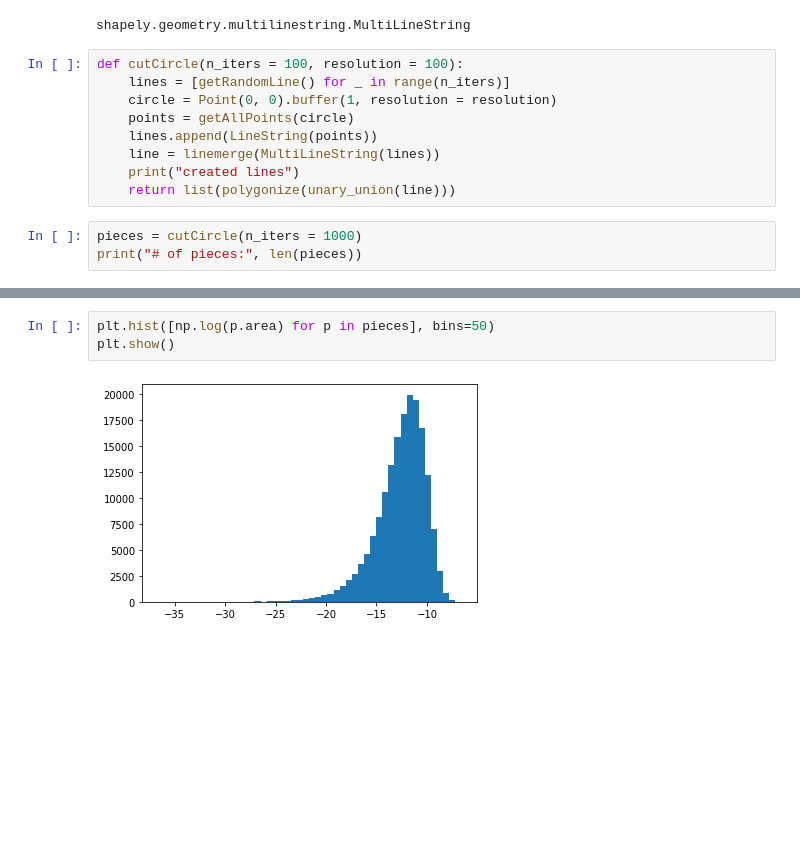
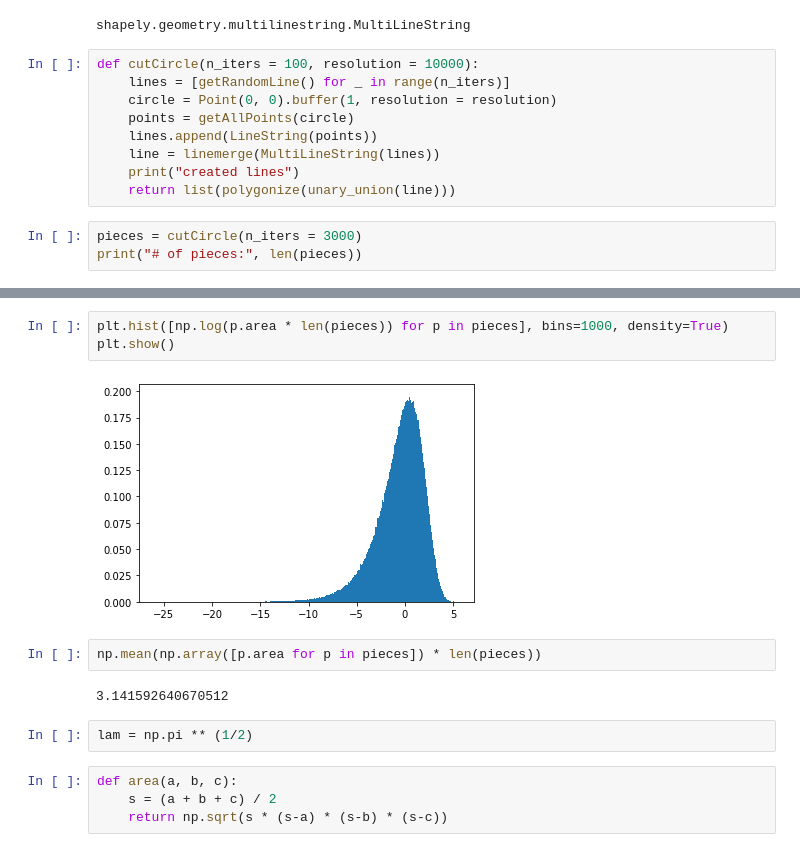
Before and after one commit to ami7o/MathSimulation, a Jupyter notebook: CutCircle.ipynb, the cells around one changed output, grey strips where cells are left out. Cells and saved outputs as stored; diff of their text form; blank space fills up the shorter version.

```diff
--- a/CutCircle.ipynb
+++ b/CutCircle.ipynb
@@ -141,7 +141,7 @@ type(linemerge(MultiLineString([getRandomLine(), getRandomLine()])))
 # %% [output]
 shapely.geometry.multilinestring.MultiLineString
 # %%
-def cutCircle(n_iters = 100, resolution = 100):
+def cutCircle(n_iters = 100, resolution = 10000):
     lines = [getRandomLine() for _ in range(n_iters)]
     circle = Point(0, 0).buffer(1, resolution = resolution)
     points = getAllPoints(circle)
@@ -150,7 +150,7 @@ def cutCircle(n_iters = 100, resolution = 100):
     print("created lines")
     return list(polygonize(unary_union(line)))
 # %%
-pieces = cutCircle(n_iters = 1000)
+pieces = cutCircle(n_iters = 3000)
 print("# of pieces:", len(pieces))
 # %% [output]
 created lines
@@ -158,5 +167,15 @@ created lines
 # %%
-plt.hist([np.log(p.area) for p in pieces], bins=50)
+plt.hist([np.log(p.area * len(pieces)) for p in pieces], bins=1000, density=True)
 plt.show()
 # %% [output]
-[figure, old version]
+[figure, new version]
+# %%
+np.mean(np.array([p.area for p in pieces]) * len(pieces))
+# %% [output]
+3.141592640670512
+# %%
+lam = np.pi ** (1/2)
+# %%
+def area(a, b, c):
+    s = (a + b + c) / 2
+    return np.sqrt(s * (s-a) * (s-b) * (s-c))
```
Also changed, not shown: parts of 5 cells of this notebook.
